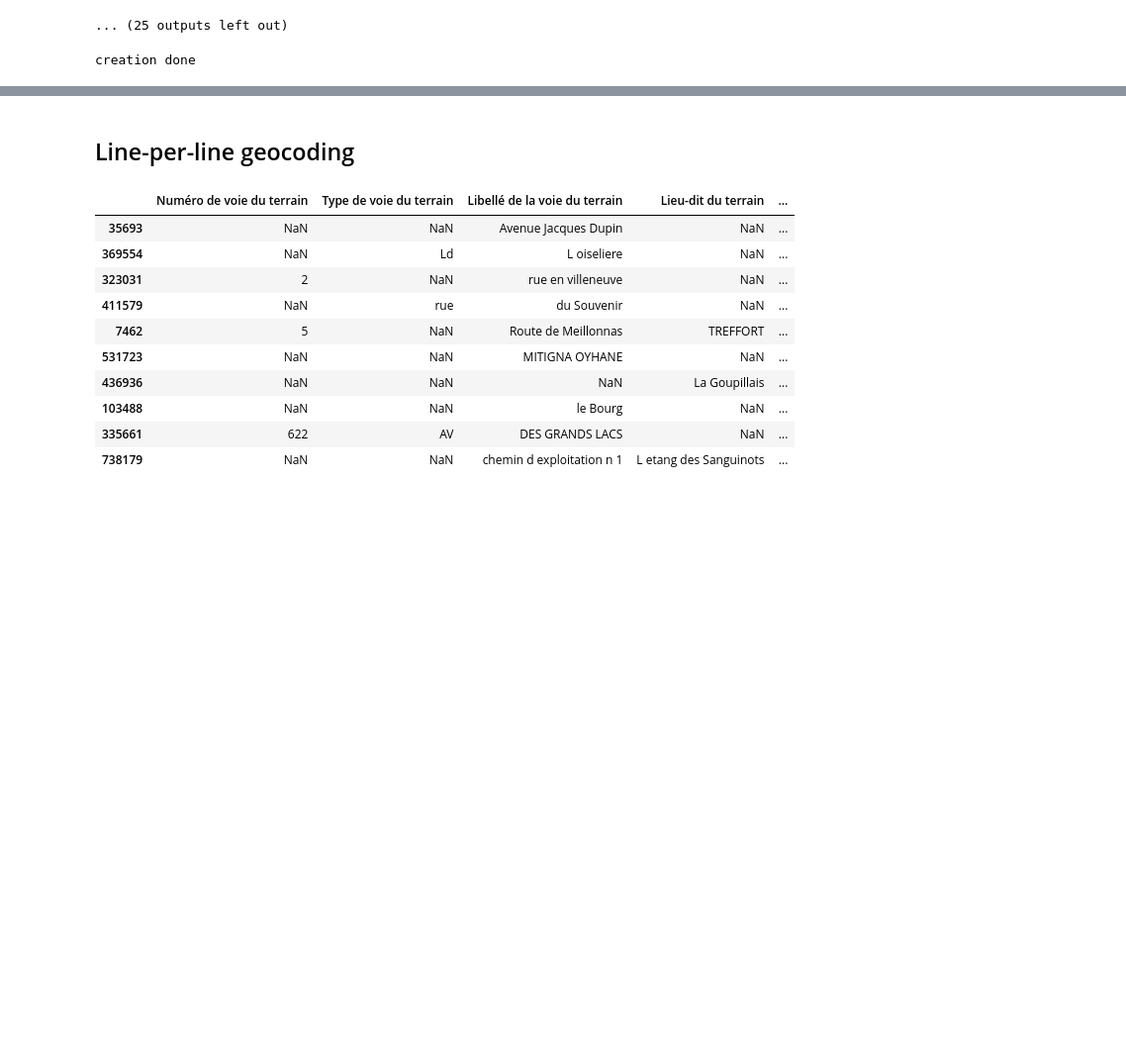
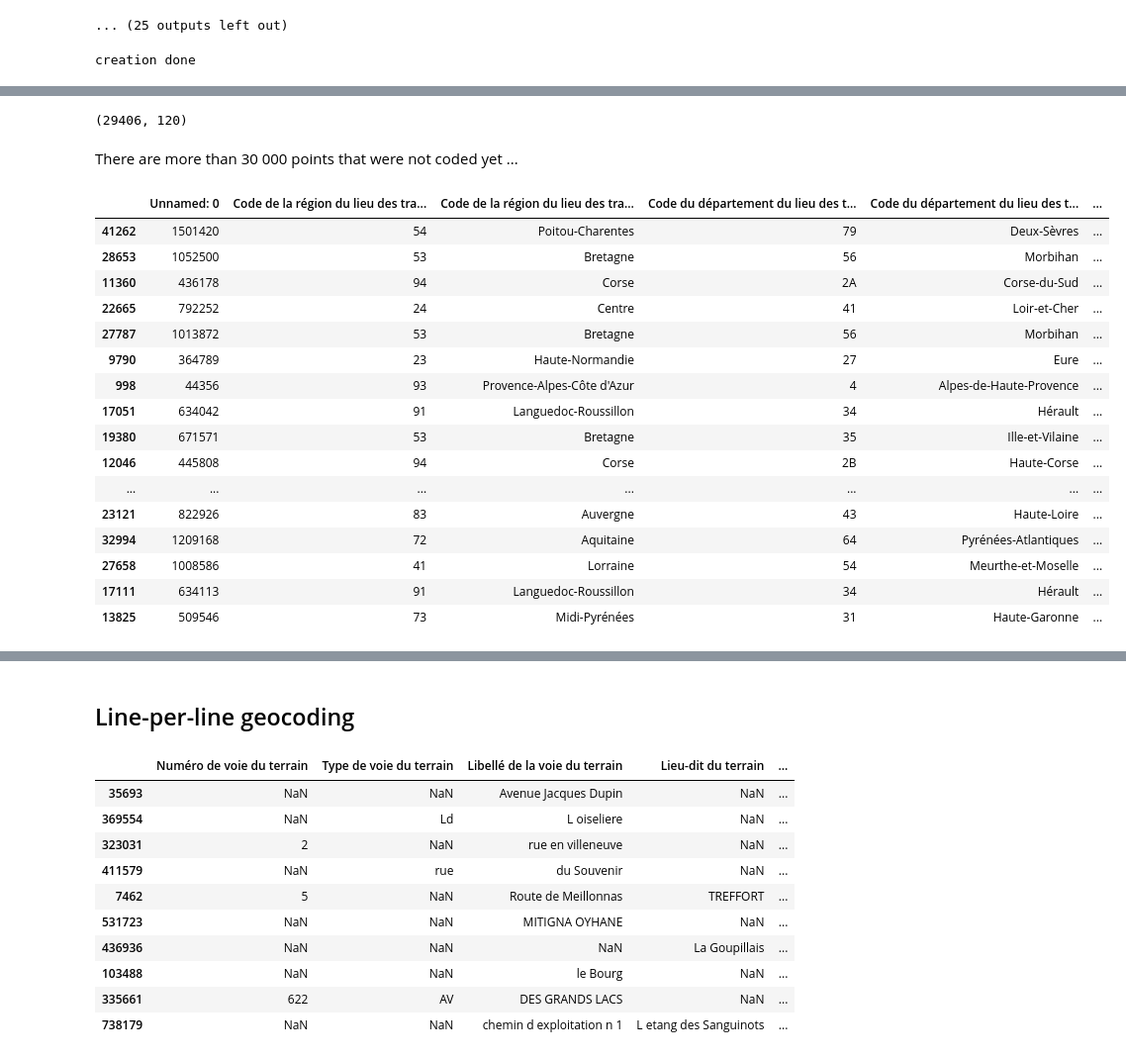
Before and after one commit to m-ligeret/price-signals-construction-activity, a Jupyter notebook: preprocessing-geocoding.ipynb, the cells around one changed output, grey strips where cells are left out. Shown at 99% size. Saved outputs shown, nothing was run; the diff lists cells and outputs as text; code cells hidden in the pictures; blank space fills up the shorter version.

```diff
--- a/preprocessing-geocoding.ipynb
+++ b/preprocessing-geocoding.ipynb
@@ -151,0 +222,22 @@ creation done
+# %%
+files = {
+    "data": ("df_errors.csv", csv_buffer, "text/csv")
+}
+
+params = {
+    "columns": "Libellé de la voie du terrain",
+    "postcode": "Code postal du terrain",
+}
+# %%
+import requests
+
+response = requests.post(
+    "https://api-adresse.data.gouv.fr/search/csv/",
+    files=files,
+    data=params,
+    timeout=60
+)
+
+response.raise_for_status()
+# %%
+df_errors = pd.read_csv(BytesIO(response.content))
@@ -151,0 +260,30 @@ creation done
+# %%
+df_errors.loc[df_errors["longitude"].isna(),].shape
+# %% [output]
+(29406, 120)
+# %% [markdown]
+There are more than 30 000 points that were not coded yet ...
+# %%
+df = pd.concat([df,df_errors.loc[df_errors["result_status"] == "ok"]],ignore_index=True)
+
+df_errors = df_errors.loc[~(df_errors["result_status"] == "ok")]
+# %%
+df_errors.sample(20).style
+# %% [output]
+|  | Unnamed: 0 | Code de la région du lieu des tra... | Code de la région du lieu des tra... | Code du département du lieu des t... | Code du département du lieu des t... | ... |
+| 41262 | 1501420 | 54 | Poitou-Charentes | 79 | Deux-Sèvres | ... |
+| 28653 | 1052500 | 53 | Bretagne | 56 | Morbihan | ... |
+| 11360 | 436178 | 94 | Corse | 2A | Corse-du-Sud | ... |
+| 22665 | 792252 | 24 | Centre | 41 | Loir-et-Cher | ... |
+| 27787 | 1013872 | 53 | Bretagne | 56 | Morbihan | ... |
+| 9790 | 364789 | 23 | Haute-Normandie | 27 | Eure | ... |
+| 998 | 44356 | 93 | Provence-Alpes-Côte d'Azur | 4 | Alpes-de-Haute-Provence | ... |
+| 17051 | 634042 | 91 | Languedoc-Roussillon | 34 | Hérault | ... |
+| 19380 | 671571 | 53 | Bretagne | 35 | Ille-et-Vilaine | ... |
+| 12046 | 445808 | 94 | Corse | 2B | Haute-Corse | ... |
+| ... | ... | ... | ... | ... | ... | ... |
+| 23121 | 822926 | 83 | Auvergne | 43 | Haute-Loire | ... |
+| 32994 | 1209168 | 72 | Aquitaine | 64 | Pyrénées-Atlantiques | ... |
+| 27658 | 1008586 | 41 | Lorraine | 54 | Meurthe-et-Moselle | ... |
+| 17111 | 634113 | 91 | Languedoc-Roussillon | 34 | Hérault | ... |
+| 13825 | 509546 | 73 | Midi-Pyrénées | 31 | Haute-Garonne | ... |
```
Also changed, not shown: parts of 30 cells of this notebook, 2 other files.
